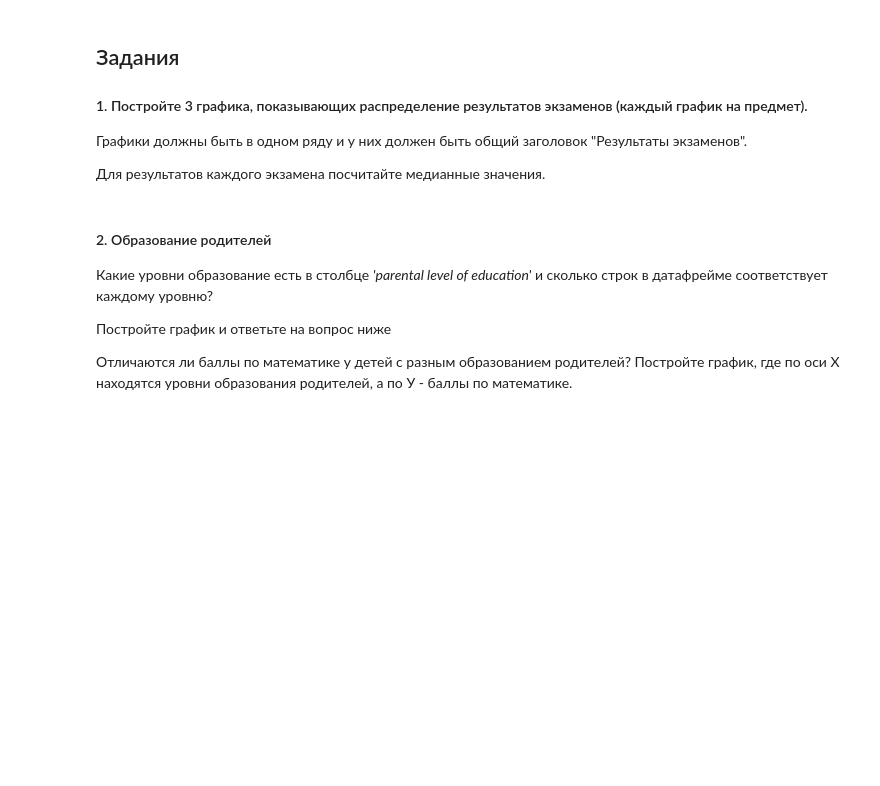
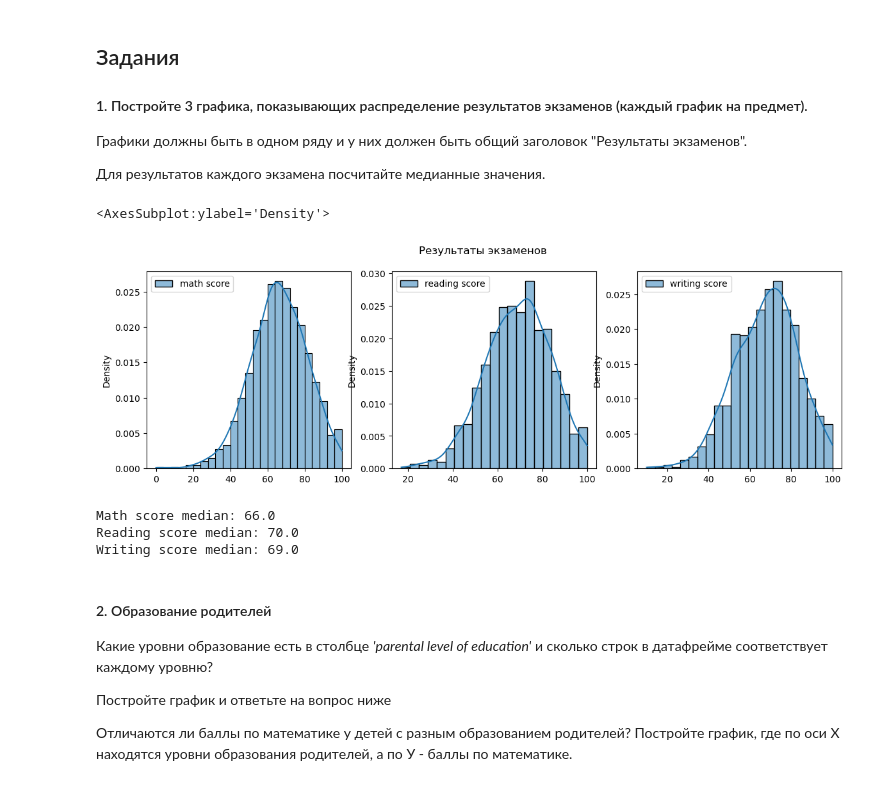
Before and after one commit to sasha-sem/data_mining_lessons, a Jupyter notebook: 1. Введение/4. Практика_Визуальный_анализ_данных_(Matplotlib_Seaborn_Pandas)_Часть_2.ipynb, the cells around one changed output. Drawn from its saved outputs; the diff is of its cells as text; code cells hidden in the pictures; blank space fills up the shorter version.

Commit message:
visual analysis part 2

```diff
--- a/1. Введение/4. Практика_Визуальный_анализ_данных_(Matplotlib_Seaborn_Pandas)_Часть_2.ipynb
+++ b/1. Введение/4. Практика_Визуальный_анализ_данных_(Matplotlib_Seaborn_Pandas)_Часть_2.ipynb
@@ -31,6 +30,6 @@ if colab:
 if colab:
     df = pd.read_csv('/content/drive/My Drive/Data/StudentsPerformance.csv')
 else:
-    df = pd.read_csv("../../data/StudentsPerformance.csv")
+    df = pd.read_csv("../data/StudentsPerformance.csv")
 
 df
@@ -42,6 +55,23 @@ df
 Графики должны быть в одном ряду и у них должен быть общий заголовок "Результаты экзаменов".
 
 Для результатов каждого экзамена посчитайте медианные значения.
+# %%
+fig, axes = plt.subplots(nrows=1, ncols=3, figsize=(14, 4))
+fig.suptitle("Результаты экзаменов")
+sns.histplot(df[['math score']], kde=True, stat='density', ax=axes[0])
+sns.histplot(df[['reading score']], kde=True, stat='density', ax=axes[1])
+sns.histplot(df[['writing score']], kde=True, stat='density', ax=axes[2])
+# %% [output]
+<AxesSubplot:ylabel='Density'>
+[figure, added]
+# %%
+print(f"Math score median: {df[['math score']].median()[0]}")
+print(f"Reading score median: {df[['reading score']].median()[0]}")
+print(f"Writing score median: {df[['writing score']].median()[0]}")
+# %% [output]
+Math score median: 66.0
+Reading score median: 70.0
+Writing score median: 69.0
 # %% [markdown]
 #### 2. Образование родителей
 Какие уровни образование есть в столбце *'parental level of education'* и сколько строк в датафрейме соответствует каждому уровню?
```
Also changed, not shown: parts of 14 cells of this notebook, 1 other file.
